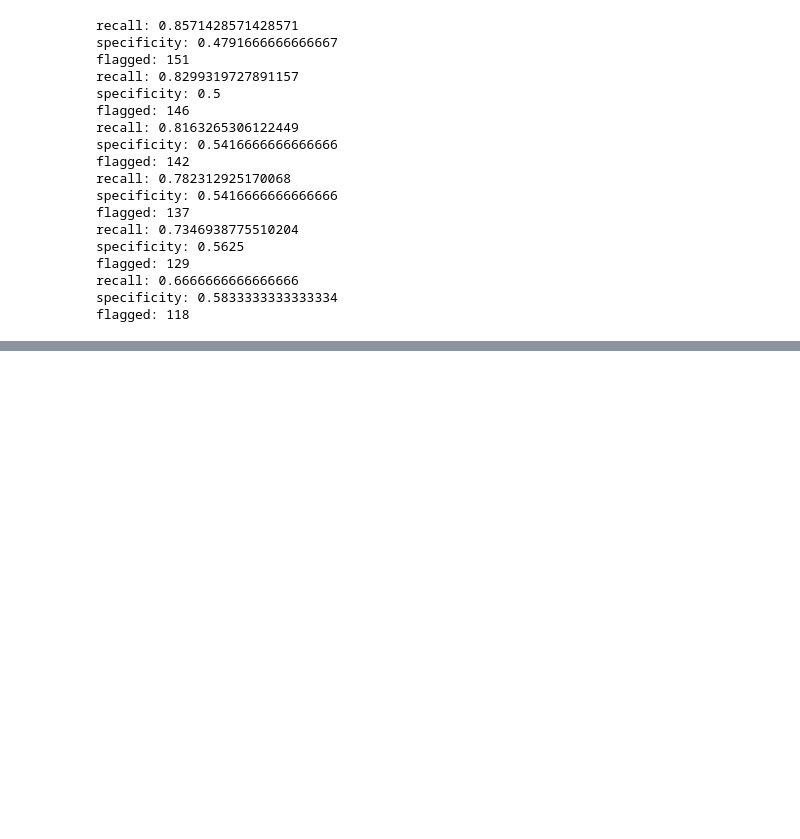
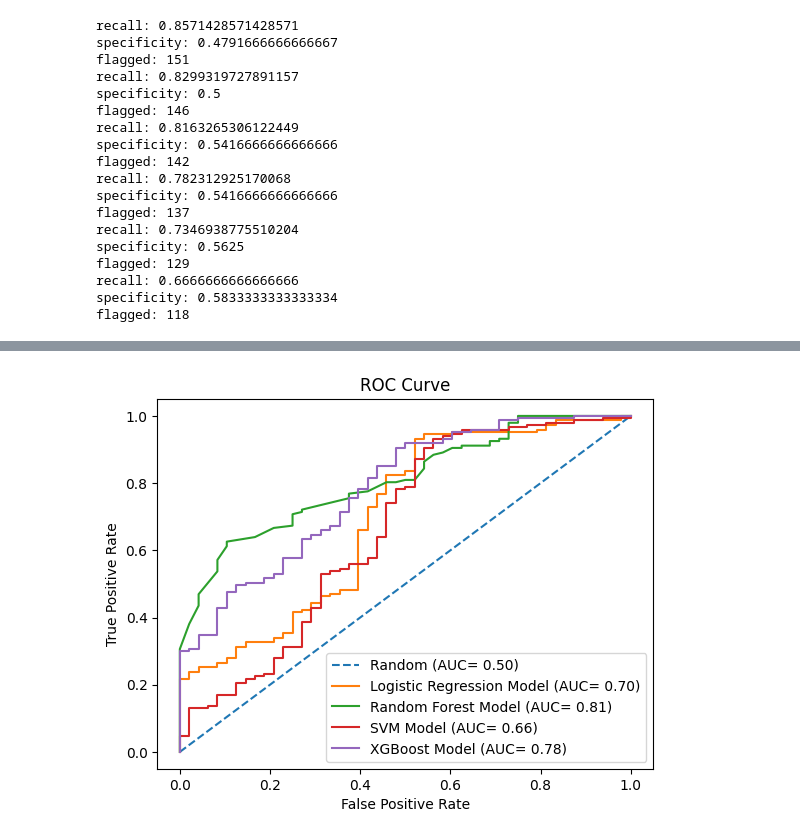
Before and after one commit to youelfissha23-boop/parkinsons-voice-screening, a Jupyter notebook: notebooks/01_leakage_safe_evaluation.ipynb, the cells around one changed output, grey strips where cells are left out. Saved outputs shown, nothing was run; the diff lists cells and outputs as text; code cells hidden in the pictures; blank space fills up the shorter version.

```diff
--- a/notebooks/01_leakage_safe_evaluation.ipynb
+++ b/notebooks/01_leakage_safe_evaluation.ipynb
@@ -236,0 +359,19 @@ flagged: 118
+# %%
+lr_fpr, lr_tpr, thr = roc_curve(y, oof_proba_lr)
+rf_fpr, rf_tpr, thr = roc_curve(y, oof_proba_rf)
+svm_fpr, svm_tpr, thr = roc_curve(y, oof_proba_svm)
+xgb_fpr, xgb_tpr, thr = roc_curve(y, oof_proba_xgb)
+r_fpr, r_tpr, _ = roc_curve(y, r_probs)
+
+plt.plot(r_fpr, r_tpr, linestyle="--", label=f"Random (AUC= {r_auc:.2f})")
+plt.plot(lr_fpr, lr_tpr, label=f"Logistic Regression Model (AUC= {lr_auc:.2f})")
+plt.plot(rf_fpr, rf_tpr, label=f"Random Forest Model (AUC= {rf_auc:.2f})")
+plt.plot(svm_fpr, svm_tpr, label=f"SVM Model (AUC= {svm_auc:.2f})")
+plt.plot(xgb_fpr, xgb_tpr, label=f"XGBoost Model (AUC= {xgb_auc:.2f})")
+plt.title("ROC Curve")
+plt.xlabel("False Positive Rate")
+plt.ylabel("True Positive Rate")
+plt.legend()
+plt.show()
+# %% [output]
+[figure, added]
```
Also changed, not shown: parts of 12 cells of this notebook.
